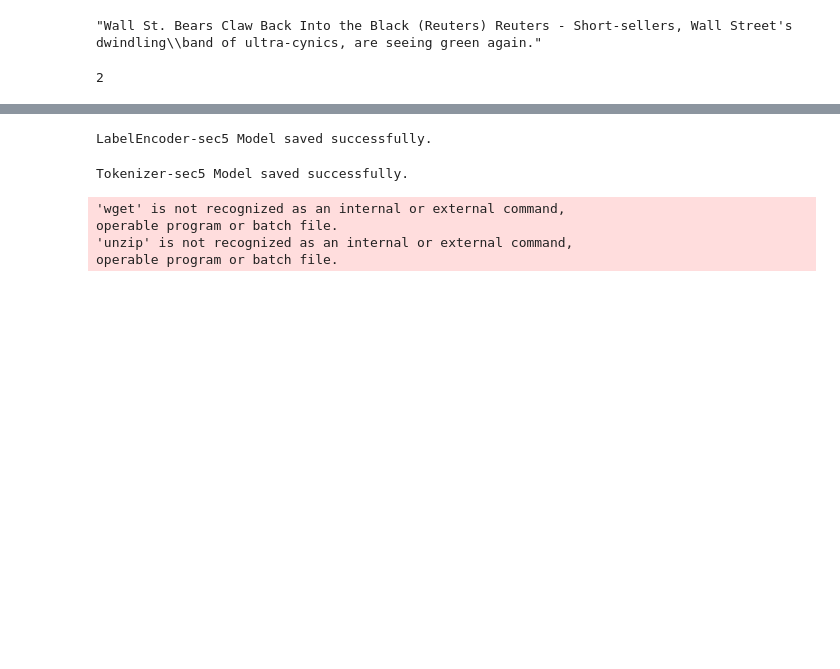
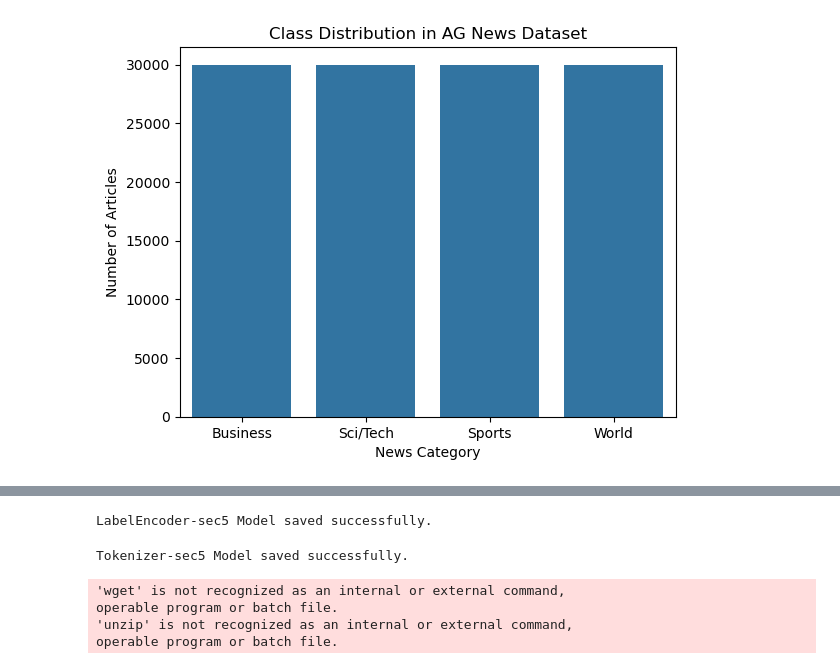
Before and after one commit to Shanchai-bit/AI-Powered-Personalized-Learning-Assistant-for-School-and-College-Students, a Jupyter notebook: notebooks/Topic_detection.ipynb, the cells around one changed output, grey strips where cells are left out. Drawn from its saved outputs; the diff is of its cells as text; code cells hidden in the pictures; blank space fills up the shorter version.

```diff
--- a/notebooks/Topic_detection.ipynb
+++ b/notebooks/Topic_detection.ipynb
@@ -20,11 +20,21 @@ texts = [item['text'] for item in dataset['train']]
 labels = [item['label'] for item in dataset['train']]
 # %%
 dataset.save_to_disk(r'D:\Guvi_Project\Personalized Learning Assistant\data\raw\Topic_dataset')
-# %%
-texts[0]
-# %% [output]
-"Wall St. Bears Claw Back Into the Black (Reuters) Reuters - Short-sellers, Wall Street's dwindling\\band of ultra-cynics, are seeing green again."
-# %%
-labels[0]
-# %% [output]
-2
+# %%
+import pandas as pd
+import seaborn as sns
+import matplotlib.pyplot as plt
+
+# Create DataFrame for easier analysis
+df = pd.DataFrame({'text': texts, 'label': labels})
+label_names = {0: 'World', 1: 'Sports', 2: 'Business', 3: 'Sci/Tech'}
+df['label_name'] = df['label'].map(label_names)
+
+# Plot class distribution
+sns.countplot(x='label_name', data=df)
+plt.title("Class Distribution in AG News Dataset")
+plt.xlabel("News Category")
+plt.ylabel("Number of Articles")
+plt.show()
+# %% [output]
+[figure, added]
```
Also changed, not shown: parts of 6 cells of this notebook, 3 other files.
